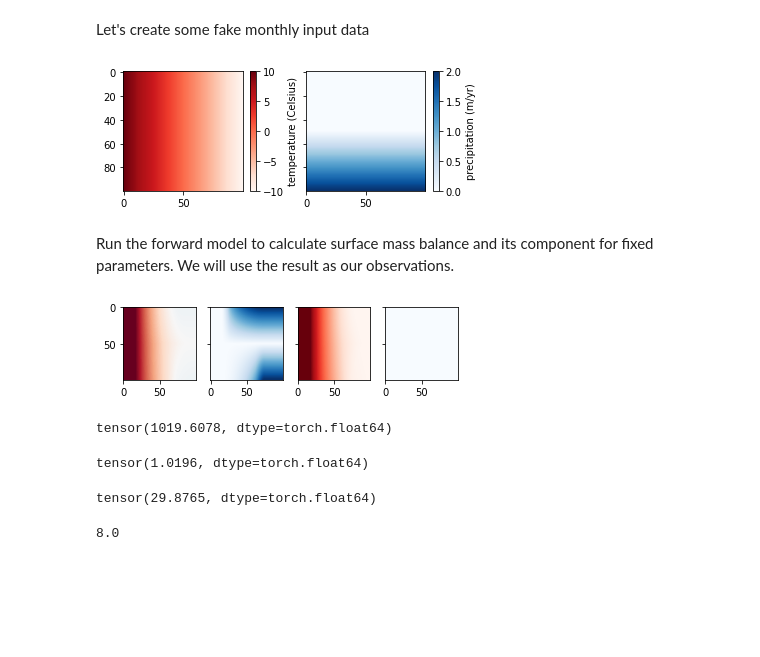
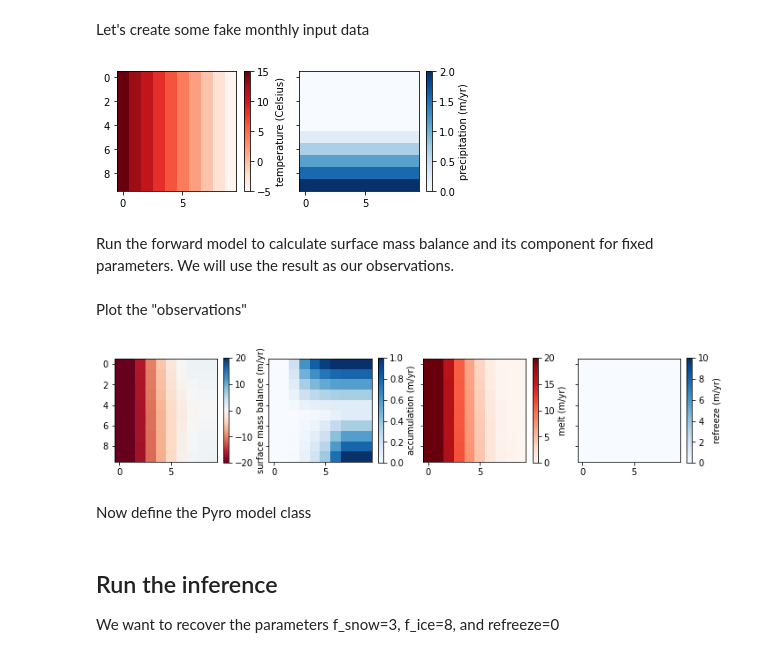
Before and after one commit to aaschwanden/pdd-parameter-inversion, a Jupyter notebook: notebooks/test_inversion.ipynb, the cells around one changed output. Cells and saved outputs as stored; diff of their text form; code cells hidden in the pictures; blank space fills up the shorter version.

```diff
--- a/notebooks/test_inversion.ipynb
+++ b/notebooks/test_inversion.ipynb
@@ -271,7 +271,7 @@ class TorchPDDModel(pyro.nn.module.PyroModule):
 # %% [markdown]
 Let's create some fake monthly input data
 # %%
-n = 100
+n = 10
 m = 12
 
 
@@ -282,13 +282,17 @@ t  = (np.arange(12)+0.5) / 12
 
 # assign temperature and precipitation values
 (yy, xx) = np.meshgrid(y, x)
-T_obs = np.zeros((m, n, n))
-P_obs = np.zeros((m, n, n))
+temp = np.zeros((m, n, n))
+prec = np.zeros((m, n, n))
 stdv = np.zeros((m, n, n))
 for i in range(len(t)):
-    T_obs[i] = -10 * yy/ly - 5 * np.cos(i*2*np.pi/12)
-    P_obs[i] = (xx/lx * (np.sign(xx) - np.cos(i*2*np.pi/12)))
-    stdv[i] = (2+xx/lx-yy/ly) * (1-np.cos(i*2*np.pi/12))
+    temp[i] = -10 * yy / ly - 5 * np.cos(i * 2 * np.pi / 12)
+    prec[i] = xx / lx * (np.sign(xx) - np.cos(i * 2 * np.pi / 12))
+    stdv[i] = (2 + xx / lx - yy / ly) * (1 - np.cos(i * 2 * np.pi / 12))
+
+T_obs = temp.reshape(m, -1)
+P_obs = prec.reshape(m, -1)
+std_dev = stdv.reshape(m, -1)
 # %%
 fig, axs = plt.subplots(
     1,
@@ -296,50 +300,54 @@ fig, axs = plt.subplots(
     sharey="row",
     figsize=[6.0, 2.2],
 )
-t = axs[0].imshow(T_obs[9], cmap="Reds")
-p = axs[1].imshow(P_obs[6], cmap="Blues")
+t = axs[0].imshow(temp[6], cmap="Reds")
+p = axs[1].imshow(prec[6], cmap="Blues")
 ct = fig.colorbar(t, ax=axs[0])
 ct.set_label("temperature (Celsius)")
 cp = fig.colorbar(p, ax=axs[1])
 cp.set_label("precipitation (m/yr)")
 # %% [output]
-[figure, old version]
+[figure, new version]
 # %% [markdown]
 Run the forward model to calculate surface mass balance and its component for fixed parameters. We will use the result as our observations.
 # %%
 pdd = TorchPDDModel(
-    pdd_factor_snow=3, pdd_factor_ice=8, refreeze_snow=0.0, refreeze_ice=0.0)
-result = pdd(T_obs.reshape(m, -1), P_obs.reshape(m, -1), stdv.reshape(m, -1))
+    pdd_factor_snow=3,
+    pdd_factor_ice=8,
+    refreeze_snow=0.0,
+    refreeze_ice=0.0,
+)
+result = pdd(T_obs, P_obs, std_dev)
+
 B_obs = result["smb"]
 A_obs = result["accu"]
 M_obs = result["melt"]
 R_obs = result["refreeze"]
+# %% [markdown]
+Plot the "observations"
 # %%
 fig, axs = plt.subplots(
     1,
     4,
     sharey="row",
-    figsize=[6.0, 2.2],
+    figsize=[12.0, 2.2],
 )
 ba = axs[0].imshow(B_obs.reshape(n, n), cmap="RdBu", vmin=-20, vmax=20)
+cb = fig.colorbar(ba, ax=axs[0])
+cb.set_label("surface mass balance (m/yr)")
+
 aa = axs[1].imshow(A_obs.reshape(n, n), cmap="Blues", vmin=0, vmax=1)
+ca = fig.colorbar(aa, ax=axs[1])
+ca.set_label("accumulation (m/yr)")
+
 ma = axs[2].imshow(M_obs.reshape(n, n), cmap="Reds", vmin=0, vmax=20)
+cm = fig.colorbar(ma, ax=axs[2])
+cm.set_label("melt (m/yr)")
+
 ra = axs[3].imshow(R_obs.reshape(n, n), cmap="Blues", vmin=0, vmax=10)
+cr = fig.colorbar(ra, ax=axs[3])
+cr.set_label("refreeze (m/yr)")
 # %% [output]
-[figure, old version]
+[figure, new version]
-# %%
-B_obs.max()
-# %% [output]
-tensor(1019.6078, dtype=torch.float64)
-# %%
-A_obs.max()
-# %% [output]
-tensor(1.0196, dtype=torch.float64)
-# %%
-M_obs.max()
-# %% [output]
-tensor(29.8765, dtype=torch.float64)
-# %%
-P_obs.max()
-# %% [output]
-8.0
+# %% [markdown]
+Now define the Pyro model class
@@ -345,0 +462,4 @@ P_obs.max()
+# %% [markdown]
+## Run the inference
+
+We want to recover the parameters f_snow=3, f_ice=8, and refreeze=0
```
Also changed, not shown: parts of 7 cells of this notebook, 1 other file.
